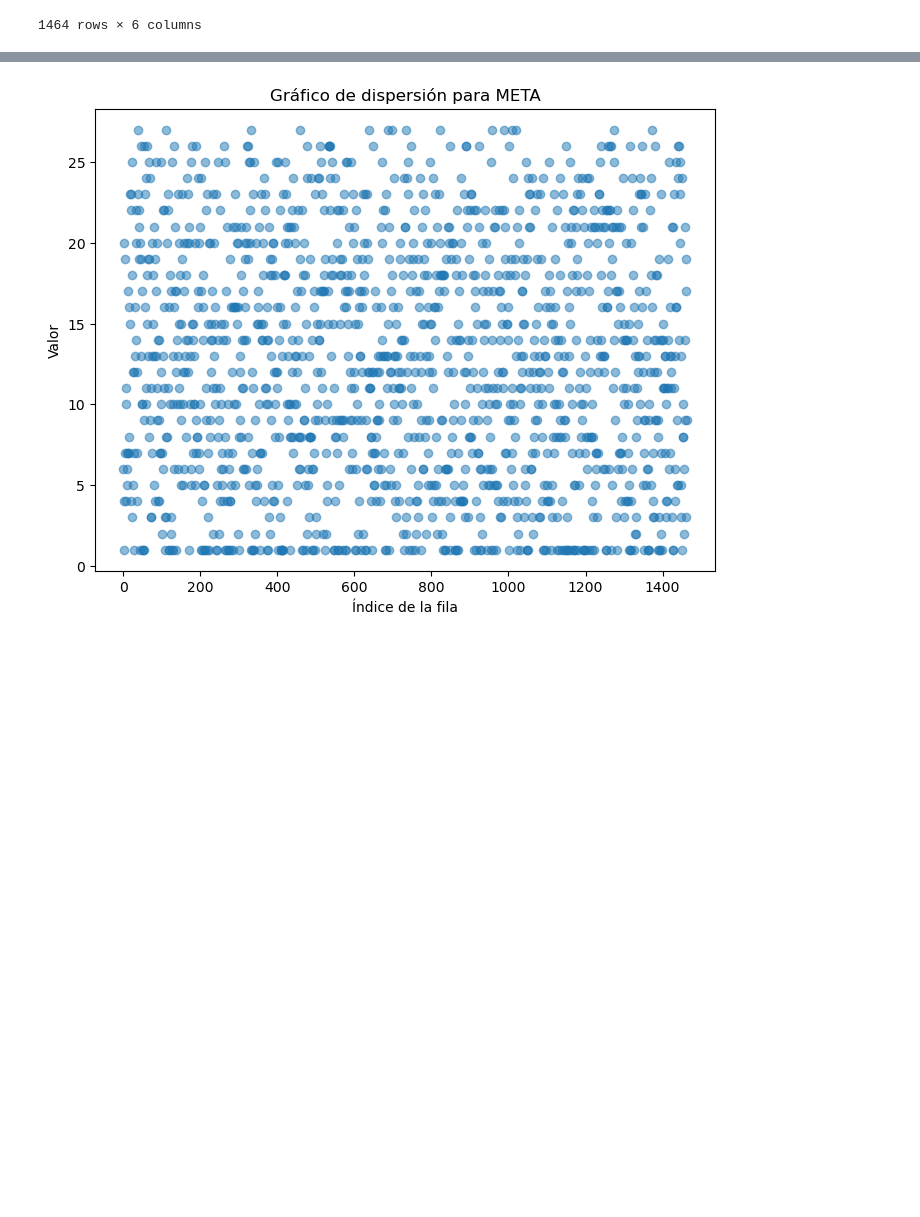
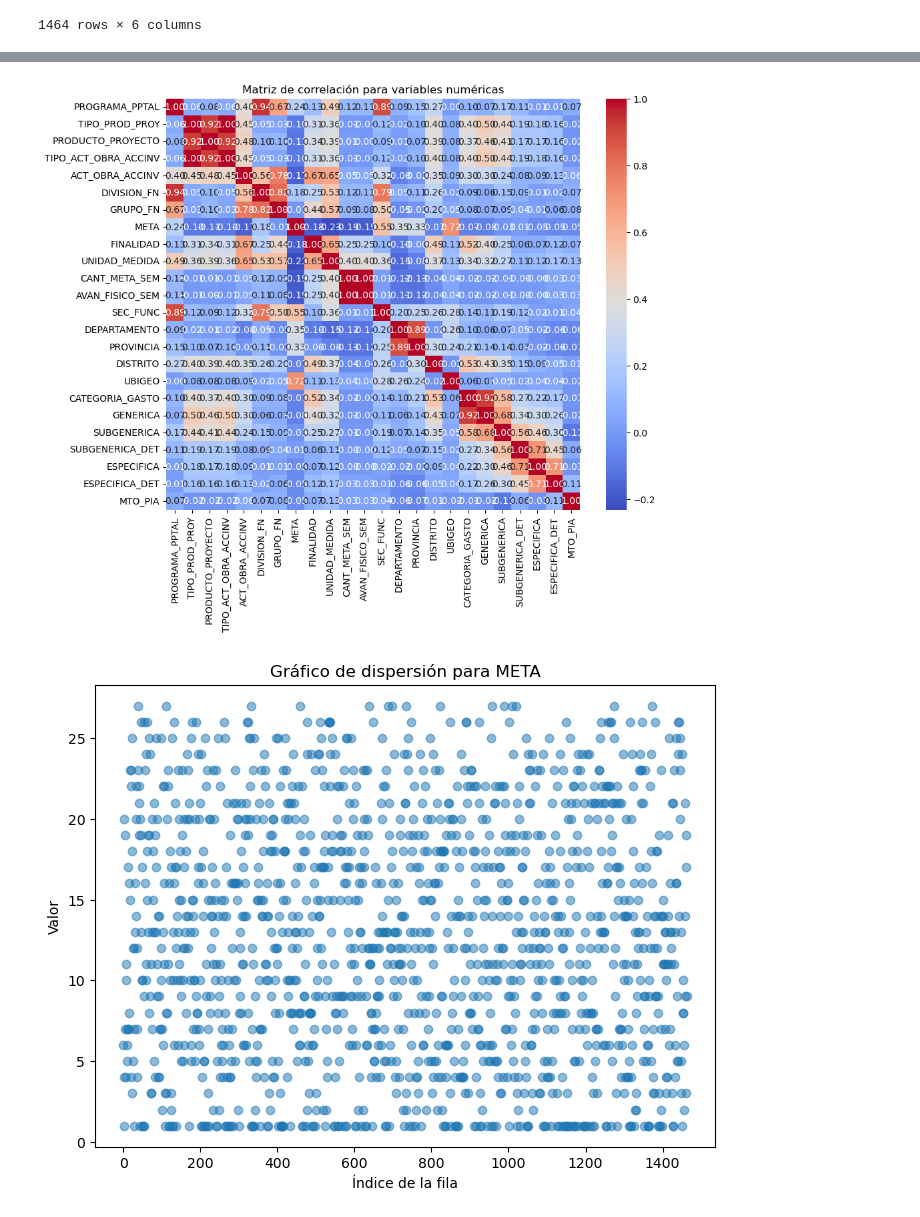
Before and after one commit to JLeandroJM/Project1_MachineL, a Jupyter notebook: main.ipynb, the cells around one changed output, grey strips where cells are left out. Drawn from its saved outputs; the diff is of its cells as text; code cells hidden in the pictures; blank space fills up the shorter version.

Commit message:
matriz2

```diff
--- a/main.ipynb
+++ b/main.ipynb
@@ -72,3 +103,16 @@ train_fff
 | 1462 | 19 | 0 | 0 | 56 | 170199 | 2250 |
 | 1463 | 9 | 0 | 0 | 46 | 50601 | 5569 |
 1464 rows × 6 columns
+# %%
+
+
+
+categorias_distintas = train_ff.select_dtypes(include=['object']).nunique()
+
+
+for columna in categorias_distintas.index:
+    categorias = train_ff[columna].unique()
+    mapeo = {categoria: indice+1 for indice, categoria in enumerate(categorias)}
+    train_ff[columna] = train_ff[columna].map(mapeo)
+
+train_ff
@@ -75,3 +133,13 @@ train_fff
+# %%
+matriz_correlacion_numerica = train_ff.corr()
+
+# Crear un mapa de calor de la matriz de correlación para variables numéricas
+plt.figure(figsize=(10, 8))
+sns.heatmap(matriz_correlacion_numerica, annot=True, cmap='coolwarm', fmt=".2f")
+plt.title('Matriz de correlación para variables numéricas')
+plt.show()
+# %% [output]
+[figure, added]
 # %%
 for columna in train_fff.columns:
     plt.figure(figsize=(8, 6))  # Tamaño de la figura
```
Also changed, not shown: parts of 5 cells of this notebook.
